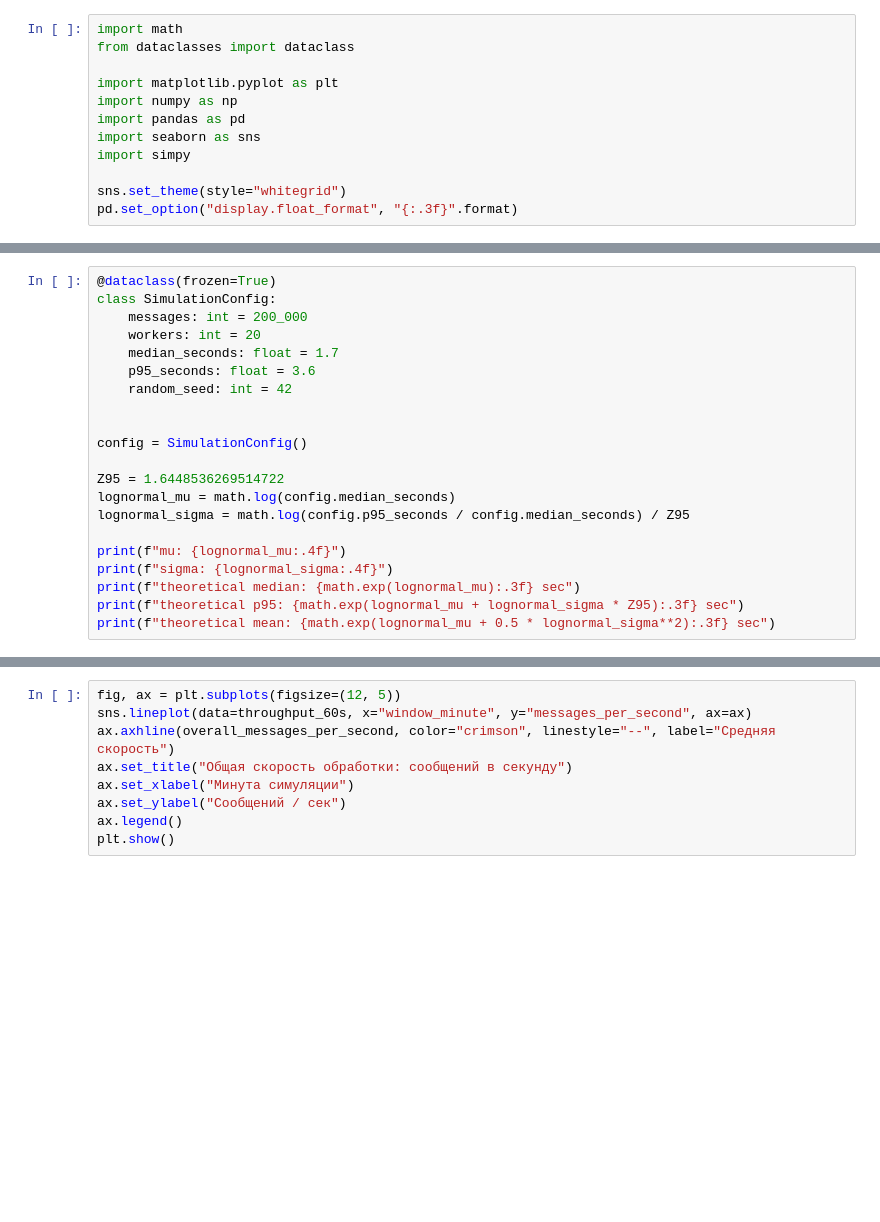
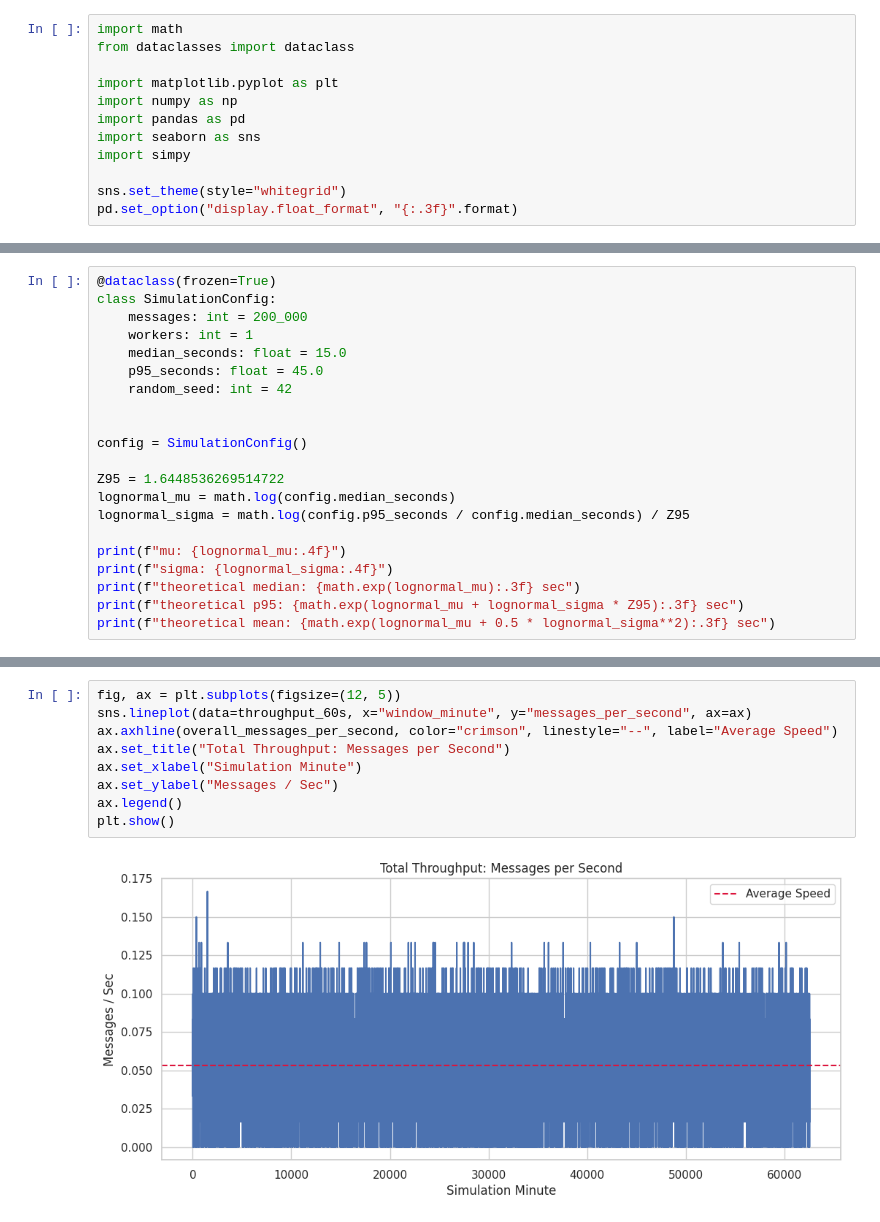
Before and after one commit to eosfor/simpleRequestProcessing, a Jupyter notebook: simpy_message_processing.ipynb, the cells around one changed output, grey strips where cells are left out. Drawn from its saved outputs; the diff is of its cells as text; blank space fills up the shorter version.

```diff
--- a/simpy_message_processing.ipynb
+++ b/simpy_message_processing.ipynb
@@ -39,9 +47,9 @@ pd.set_option("display.float_format", "{:.3f}".format)
 @dataclass(frozen=True)
 class SimulationConfig:
     messages: int = 200_000
-    workers: int = 20
-    median_seconds: float = 1.7
-    p95_seconds: float = 3.6
+    workers: int = 1
+    median_seconds: float = 15.0
+    p95_seconds: float = 45.0
     random_seed: int = 42
 
 
@@ -191,12 +250,14 @@ throughput_60s.head()
 # %%
 fig, ax = plt.subplots(figsize=(12, 5))
 sns.lineplot(data=throughput_60s, x="window_minute", y="messages_per_second", ax=ax)
-ax.axhline(overall_messages_per_second, color="crimson", linestyle="--", label="Средняя скорость")
-ax.set_title("Общая скорость обработки: сообщений в секунду")
-ax.set_xlabel("Минута симуляции")
-ax.set_ylabel("Сообщений / сек")
+ax.axhline(overall_messages_per_second, color="crimson", linestyle="--", label="Average Speed")
+ax.set_title("Total Throughput: Messages per Second")
+ax.set_xlabel("Simulation Minute")
+ax.set_ylabel("Messages / Sec")
 ax.legend()
 plt.show()
+# %% [output]
+[figure, added]
 # %%
 fig, ax = plt.subplots(figsize=(12, 5))
 sns.lineplot(data=throughput_60s, x="window_minute", y="messages_per_minute", ax=ax)
```
Also changed, not shown: parts of 32 cells of this notebook.
